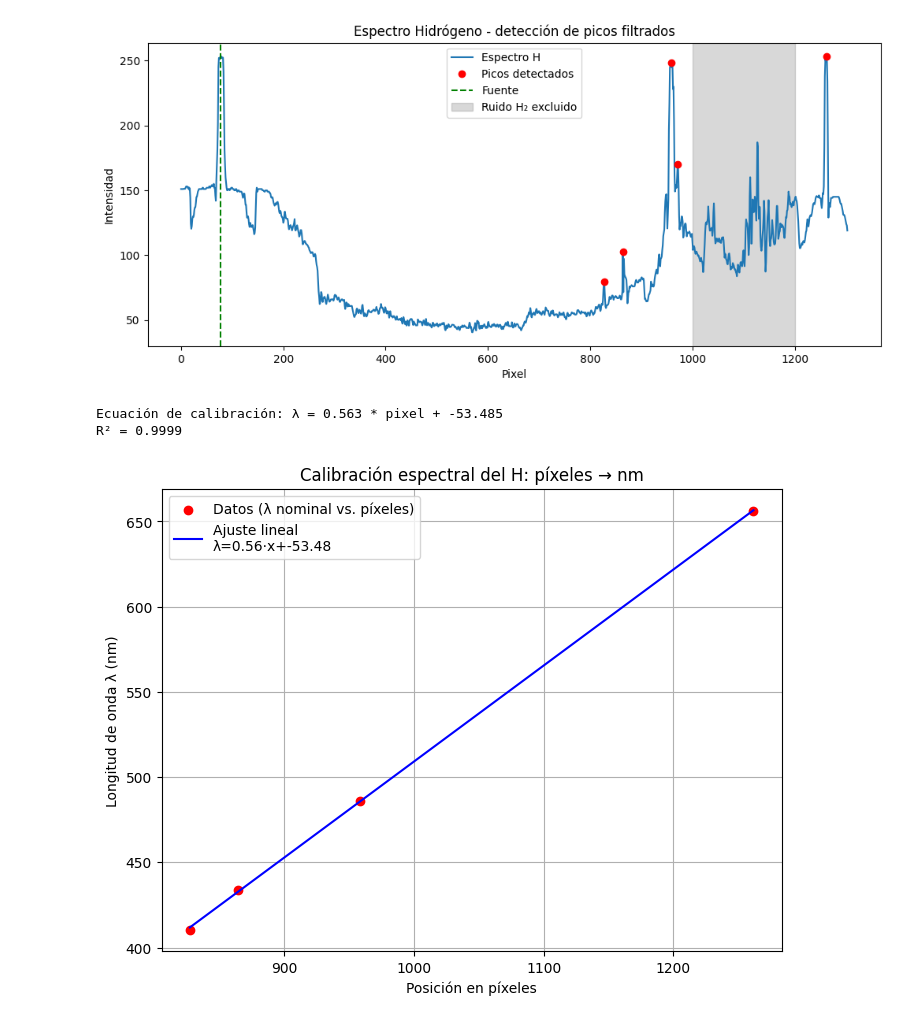
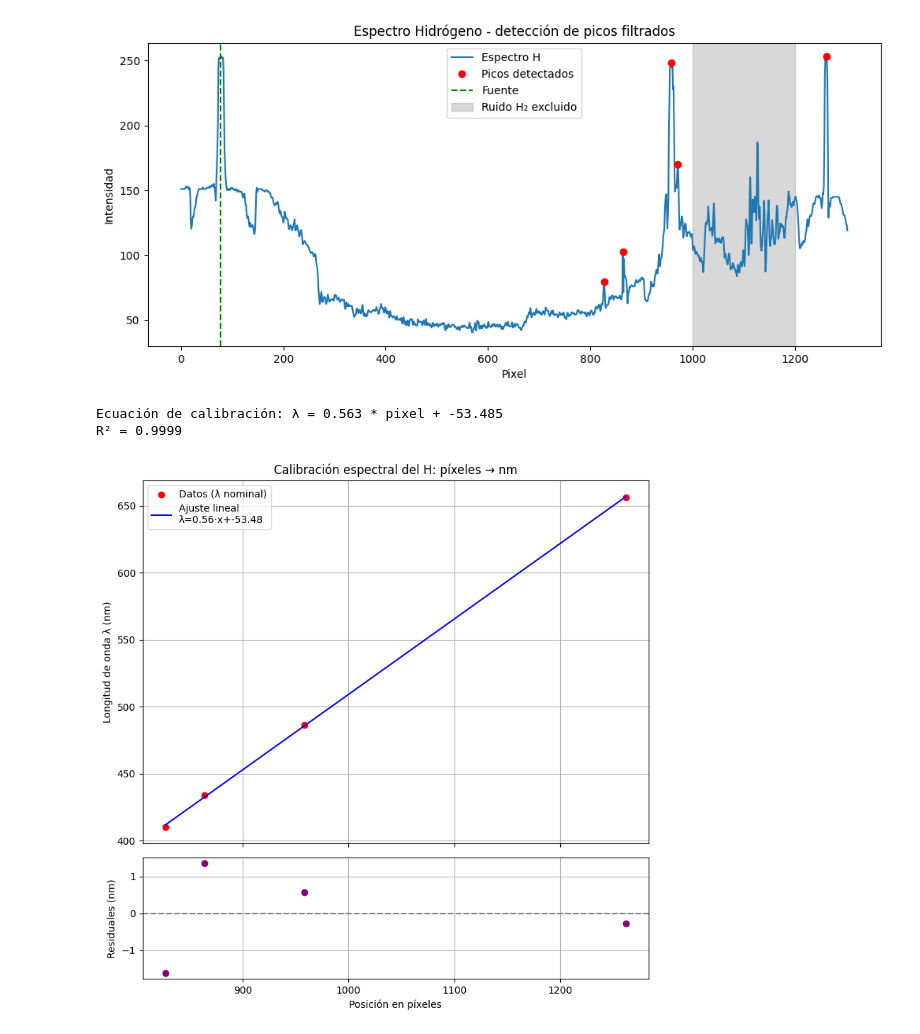
Before and after one commit to KateT840/Laboratorio_moderna, a Jupyter notebook: Lab_2/Codigo_Lab_2_hidrogeno.ipynb, the cells around one changed output. Drawn from its saved outputs; the diff is of its cells as text; code cells hidden in the pictures.

```diff
--- a/Lab_2/Codigo_Lab_2_hidrogeno.ipynb
+++ b/Lab_2/Codigo_Lab_2_hidrogeno.ipynb
@@ -138,37 +140,49 @@ plt.show()
 # %%
 # 4   971.0              894.0     170.000 Este valor no lo vamos a tener en cuenta, porque no hace parte del espectro según la imagen a color
 # %%
-
-from sklearn.linear_model import LinearRegression
-
-# === 1. Datos experimentales (pixeles de los picos que ya detectaste) ===
-# Sustituye estos por los tuyos reales:
-pixeles = np.array([1262,958,864, 827 ])   # posiciones en píxeles
-lambdas = np.array([656.3, 486.1, 434.0, 410.2])  # longitudes de onda nominales (nm)
+#Gráfica longitud de onda y pixeles con regresión lineal
+# === 1. Datos experimentales (pixeles y λ nominales) ===
+pixeles = np.array([1262, 958, 864, 827])     # píxeles de tus picos
+lambdas = np.array([656.3, 486.1, 434.0, 410.2])  # λ nominales (nm)
 
 # === 2. Ajuste lineal ===
 X = pixeles.reshape(-1, 1)
 y = lambdas
 modelo = LinearRegression().fit(X, y)
 
 pendiente = modelo.coef_[0]
 intercepto = modelo.intercept_
 R2 = modelo.score(X, y)
 
 print(f"Ecuación de calibración: λ = {pendiente:.3f} * pixel + {intercepto:.3f}")
 print(f"R² = {R2:.4f}")
 
-# === 3. Graficar ===
-plt.figure(figsize=(8,6))
-plt.scatter(pixeles, lambdas, color="red", label="Datos (λ nominal vs. píxeles)")
-plt.plot(pixeles, modelo.predict(X), color="blue", label=f"Ajuste lineal\nλ={pendiente:.2f}·x+{intercepto:.2f}")
-plt.xlabel("Posición en píxeles")
-plt.ylabel("Longitud de onda λ (nm)")
-plt.title("Calibración espectral del H: píxeles → nm")
-plt.legend()
-plt.grid(True)
+# === 3. Predicciones y residuales ===
+y_pred = modelo.predict(X)
+residuales = y - y_pred
+
+# === 4. Gráficas ===
+fig, (ax1, ax2) = plt.subplots(2, 1, figsize=(8,8), sharex=True,
+                               gridspec_kw={'height_ratios':[3,1]})
+
+# (a) Ajuste principal
+ax1.scatter(pixeles, lambdas, color="red", label="Datos (λ nominal)")
+ax1.plot(pixeles, y_pred, color="blue", label=f"Ajuste lineal\nλ={pendiente:.2f}·x+{intercepto:.2f}")
+ax1.set_ylabel("Longitud de onda λ (nm)")
+ax1.set_title("Calibración espectral del H: píxeles → nm")
+ax1.legend()
+ax1.grid(True)
+
+# (b) Residuales
+ax2.scatter(pixeles, residuales, color="purple")
+ax2.axhline(0, color="gray", linestyle="--")
+ax2.set_xlabel("Posición en píxeles")
+ax2.set_ylabel("Residuales (nm)")
+ax2.grid(True)
+
+plt.tight_layout()
 plt.show()
 # %% [output]
 Ecuación de calibración: λ = 0.563 * pixel + -53.485
 R² = 0.9999
-[figure, old version]
+[figure, new version]
```
Also changed, not shown: parts of 2 cells of this notebook.
